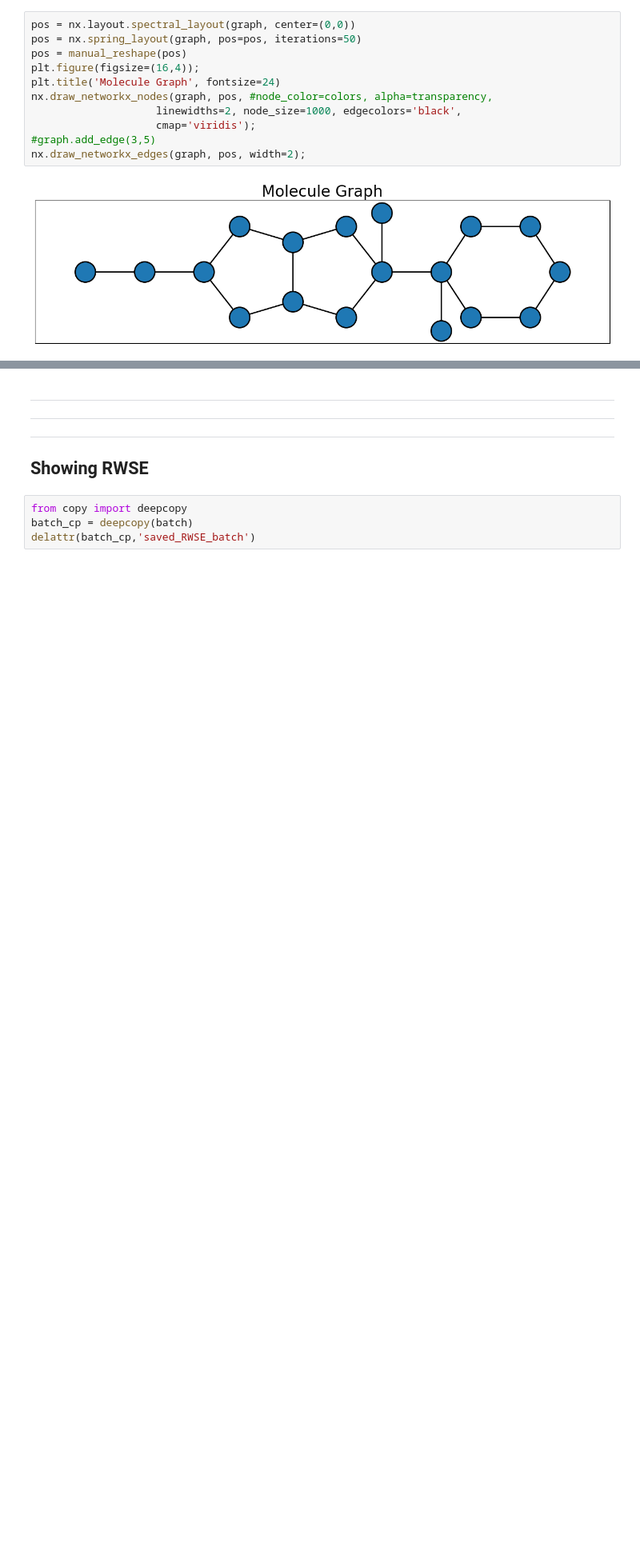
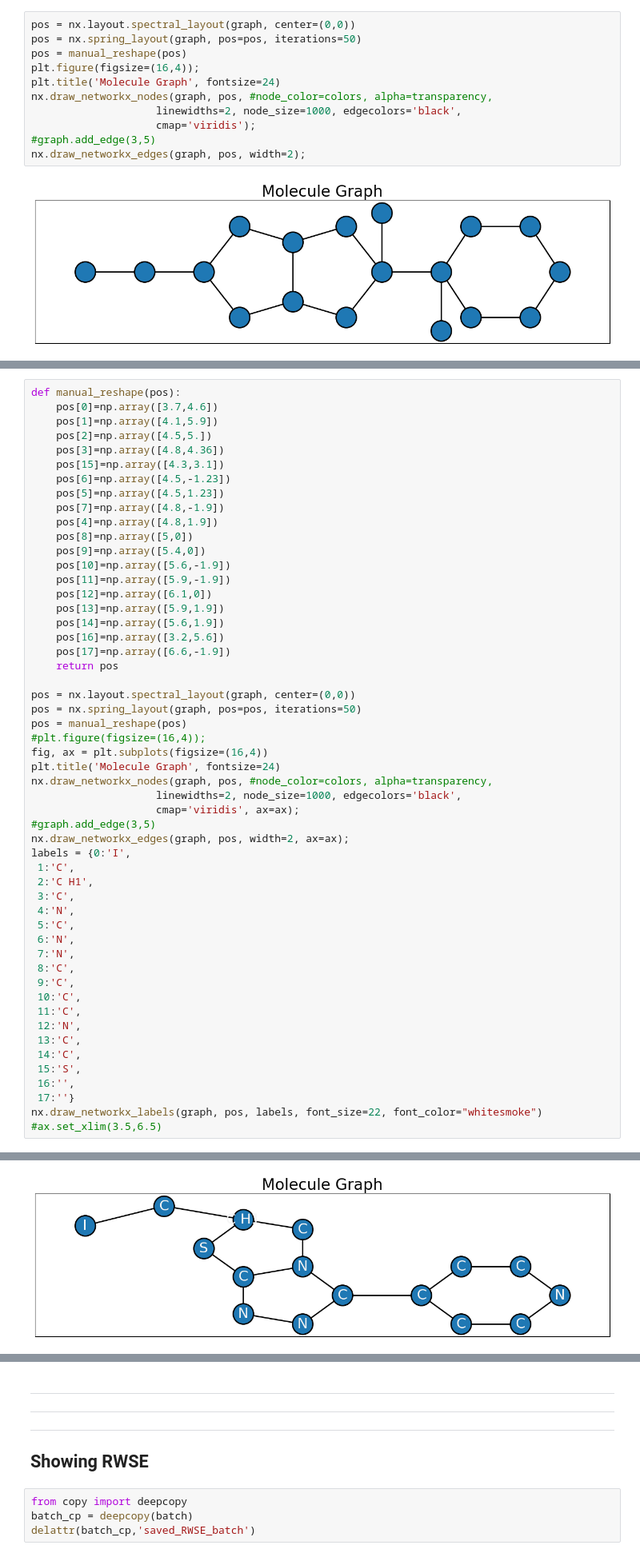
Before and after one commit to rmenegaux/GraphGPS, a Jupyter notebook: att_maps.ipynb, the cells around one changed output, grey strips where cells are left out. Shown at 80% size. Saved outputs shown, nothing was run; the diff lists cells and outputs as text; blank space fills up the shorter version.

```diff
--- a/att_maps.ipynb
+++ b/att_maps.ipynb
@@ -486,0 +618,54 @@ nx.draw_networkx_edges(graph, pos, width=2);
+# %%
+def manual_reshape(pos):
+    pos[0]=np.array([3.7,4.6])
+    pos[1]=np.array([4.1,5.9])
+    pos[2]=np.array([4.5,5.])
+    pos[3]=np.array([4.8,4.36])
+    pos[15]=np.array([4.3,3.1])
+    pos[6]=np.array([4.5,-1.23])
+    pos[5]=np.array([4.5,1.23])
+    pos[7]=np.array([4.8,-1.9])
+    pos[4]=np.array([4.8,1.9])
+    pos[8]=np.array([5,0])
+    pos[9]=np.array([5.4,0])
+    pos[10]=np.array([5.6,-1.9])
+    pos[11]=np.array([5.9,-1.9])
+    pos[12]=np.array([6.1,0])
+    pos[13]=np.array([5.9,1.9])
+    pos[14]=np.array([5.6,1.9])
+    pos[16]=np.array([3.2,5.6])
+    pos[17]=np.array([6.6,-1.9])
+    return pos
+
+pos = nx.layout.spectral_layout(graph, center=(0,0))
+pos = nx.spring_layout(graph, pos=pos, iterations=50)
+pos = manual_reshape(pos)
+#plt.figure(figsize=(16,4));
+fig, ax = plt.subplots(figsize=(16,4))
+plt.title('Molecule Graph', fontsize=24)
+nx.draw_networkx_nodes(graph, pos, #node_color=colors, alpha=transparency,
+                    linewidths=2, node_size=1000, edgecolors='black',
+                    cmap='viridis', ax=ax);
+#graph.add_edge(3,5)
+nx.draw_networkx_edges(graph, pos, width=2, ax=ax);
+labels = {0:'I',
+ 1:'C',
+ 2:'C H1',
+ 3:'C',
+ 4:'N',
+ 5:'C',
+ 6:'N',
+ 7:'N',
+ 8:'C',
+ 9:'C',
+ 10:'C',
+ 11:'C',
+ 12:'N',
+ 13:'C',
+ 14:'C',
+ 15:'S',
+ 16:'',
+ 17:''}
+nx.draw_networkx_labels(graph, pos, labels, font_size=22, font_color="whitesmoke")
+#ax.set_xlim(3.5,6.5)
+# %% [output]
@@ -486,0 +690 @@ nx.draw_networkx_edges(graph, pos, width=2);
+[figure, added]
```
Also changed, not shown: parts of 21 cells of this notebook, 12 other files.
